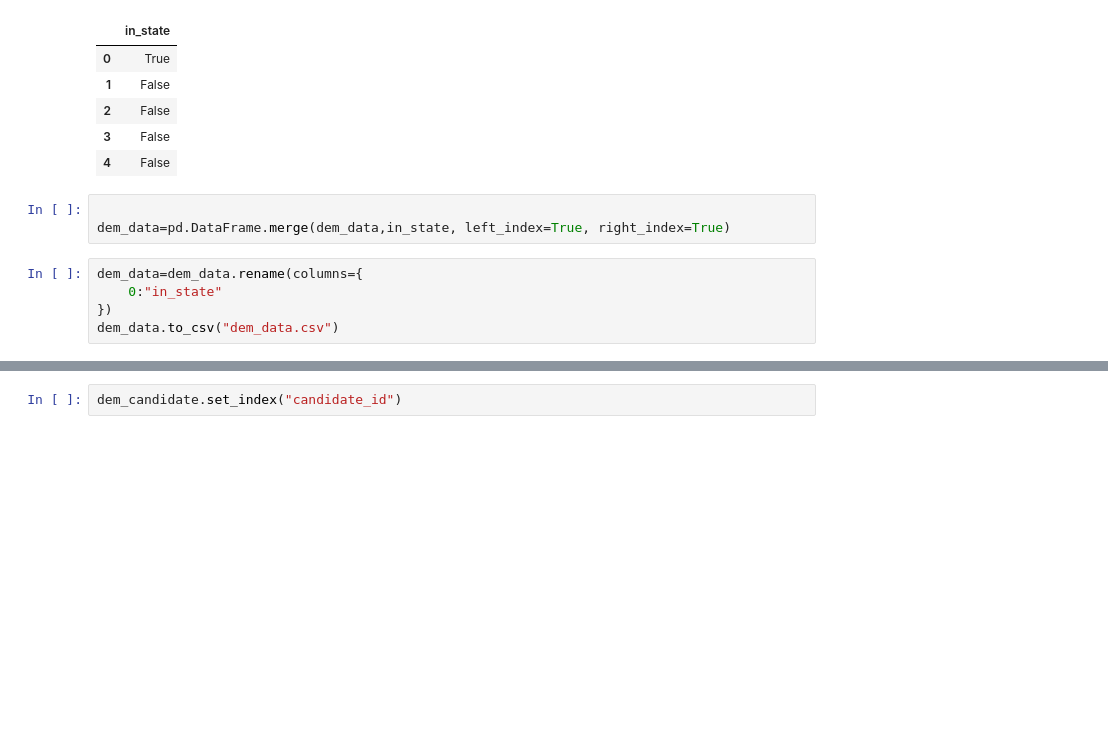
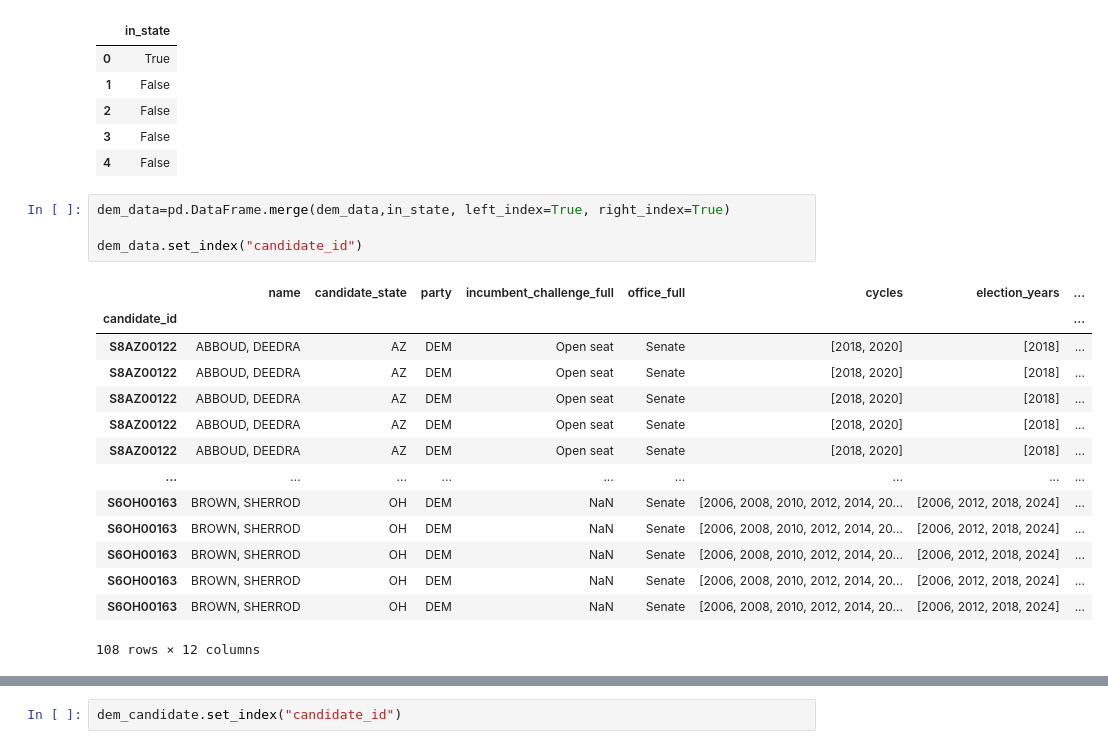
Before and after one commit to flopezjr/5-blue-json-mraz, a Jupyter notebook: dem_finance_merge.ipynb, the cells around one changed output, grey strips where cells are left out. Drawn from its saved outputs; the diff is of its cells as text; blank space fills up the shorter version.

Commit message:
closer on getting final dataframe for dems. figured out issues for data cleaning. added comments for clarity

```diff
--- a/dem_finance_merge.ipynb
+++ b/dem_finance_merge.ipynb
@@ -55,11 +57,22 @@ in_state.head()
 | 3 | False |
 | 4 | False |
 # %%
+dem_data=pd.DataFrame.merge(dem_data,in_state, left_index=True, right_index=True)
 
-dem_data=pd.DataFrame.merge(dem_data,in_state, left_index=True, right_index=True)
+dem_data.set_index("candidate_id")
+# %% [output]
+|  | name | candidate_state | party | incumbent_challenge_full | office_full | cycles | election_years | ... |
+| candidate_id |  |  |  |  |  |  |  | ... |
+| S8AZ00122 | ABBOUD, DEEDRA | AZ | DEM | Open seat | Senate | [2018, 2020] | [2018] | ... |
+| S8AZ00122 | ABBOUD, DEEDRA | AZ | DEM | Open seat | Senate | [2018, 2020] | [2018] | ... |
+| S8AZ00122 | ABBOUD, DEEDRA | AZ | DEM | Open seat | Senate | [2018, 2020] | [2018] | ... |
+| S8AZ00122 | ABBOUD, DEEDRA | AZ | DEM | Open seat | Senate | [2018, 2020] | [2018] | ... |
+| S8AZ00122 | ABBOUD, DEEDRA | AZ | DEM | Open seat | Senate | [2018, 2020] | [2018] | ... |
+| ... | ... | ... | ... | ... | ... | ... | ... | ... |
+| S6OH00163 | BROWN, SHERROD | OH | DEM | NaN | Senate | [2006, 2008, 2010, 2012, 2014, 20... | [2006, 2012, 2018, 2024] | ... |
+| S6OH00163 | BROWN, SHERROD | OH | DEM | NaN | Senate | [2006, 2008, 2010, 2012, 2014, 20... | [2006, 2012, 2018, 2024] | ... |
+| S6OH00163 | BROWN, SHERROD | OH | DEM | NaN | Senate | [2006, 2008, 2010, 2012, 2014, 20... | [2006, 2012, 2018, 2024] | ... |
+| S6OH00163 | BROWN, SHERROD | OH | DEM | NaN | Senate | [2006, 2008, 2010, 2012, 2014, 20... | [2006, 2012, 2018, 2024] | ... |
+| S6OH00163 | BROWN, SHERROD | OH | DEM | NaN | Senate | [2006, 2008, 2010, 2012, 2014, 20... | [2006, 2012, 2018, 2024] | ... |
+108 rows × 12 columns
-# %%
-dem_data=dem_data.rename(columns={
-    0:"in_state"
-})
-dem_data.to_csv("dem_data.csv")
 # %%
```
Also changed, not shown: parts of 4 cells of this notebook.
